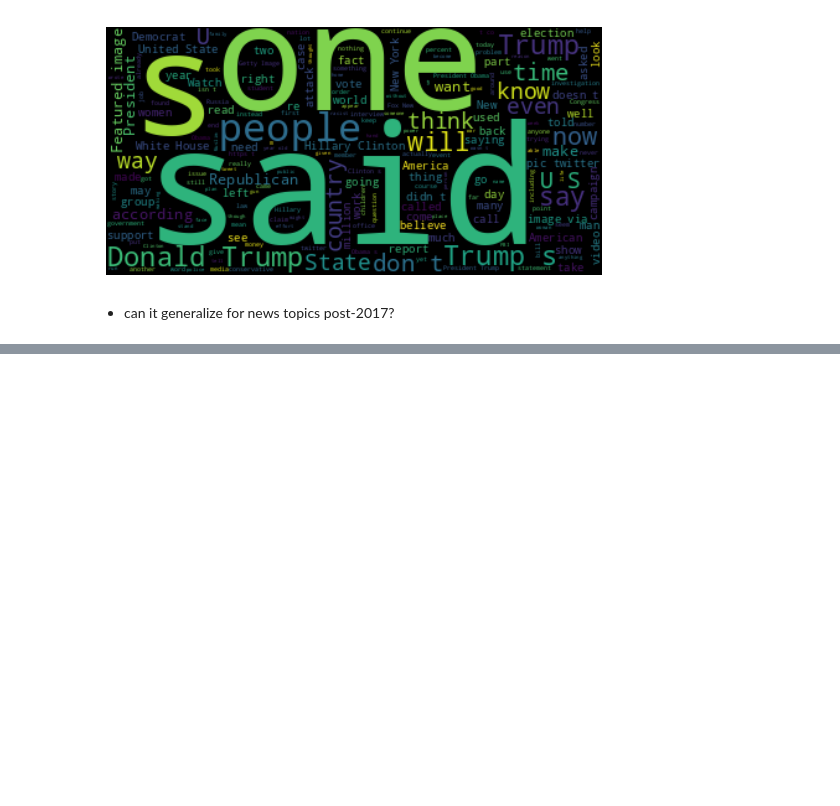
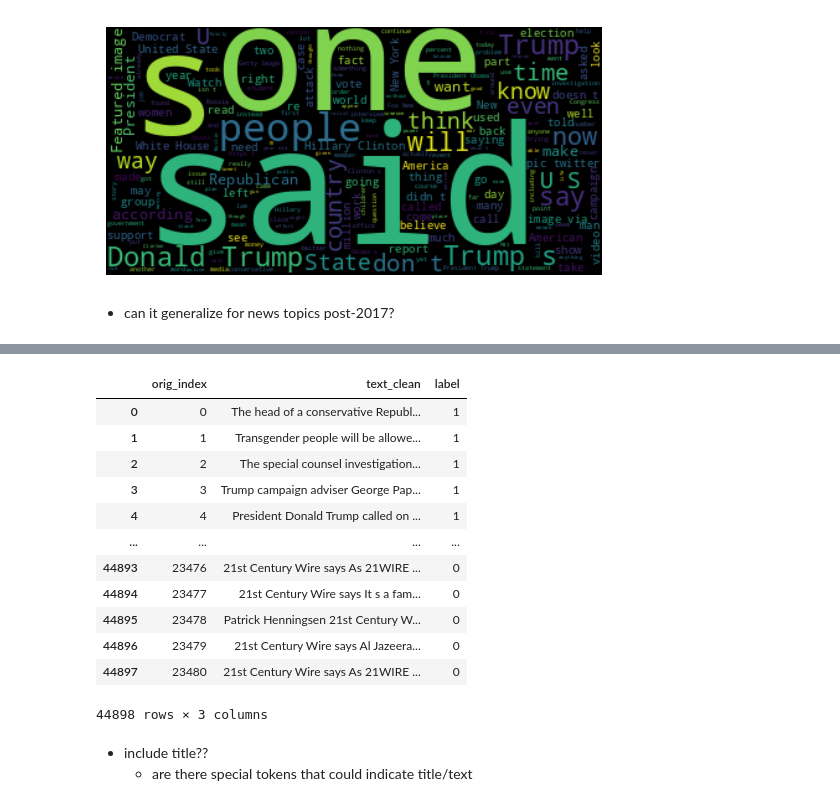
Before and after one commit to shreeyachand/fact-or-cap, a Jupyter notebook: EDA.ipynb, the cells around one changed output, grey strips where cells are left out. Drawn from its saved outputs; the diff is of its cells as text; code cells hidden in the pictures; blank space fills up the shorter version.

Commit message:
data cleaning/start roBERTa

```diff
--- a/EDA.ipynb
+++ b/EDA.ipynb
@@ -92,0 +119,32 @@ plt.show()
+# %%
+def clean_true(text):
+    return ''.join(text.split('-')[1:]).strip()
+
+def clean_fake(text):
+    return text.strip()
+# %%
+true_df['text_clean'] = true_df['text'].apply(clean_true)
+fake_df['text_clean'] = fake_df['text'].apply(clean_fake)
+# %%
+true_df['label'] = 1
+fake_df['label'] = 0
+# %%
+cols = ['text_clean', 'label']
+# %%
+full_df = pd.concat([true_df[cols], fake_df[cols]]).reset_index()
+full_df.rename({'index': 'orig_index'}, axis=1, inplace=True)
+full_df
+# %% [output]
+|  | orig_index | text_clean | label |
+| 0 | 0 | The head of a conservative Republ... | 1 |
+| 1 | 1 | Transgender people will be allowe... | 1 |
+| 2 | 2 | The special counsel investigation... | 1 |
+| 3 | 3 | Trump campaign adviser George Pap... | 1 |
+| 4 | 4 | President Donald Trump called on ... | 1 |
+| ... | ... | ... | ... |
+| 44893 | 23476 | 21st Century Wire says As 21WIRE ... | 0 |
+| 44894 | 23477 | 21st Century Wire says It s a fam... | 0 |
+| 44895 | 23478 | Patrick Henningsen 21st Century W... | 0 |
+| 44896 | 23479 | 21st Century Wire says Al Jazeera... | 0 |
+| 44897 | 23480 | 21st Century Wire says As 21WIRE ... | 0 |
+44898 rows × 3 columns
@@ -92,0 +153,3 @@ plt.show()
+# %% [markdown]
+- include title??
+    - are there special tokens that could indicate title/text
```
Also changed, not shown: parts of 7 cells of this notebook, 3 other files.
